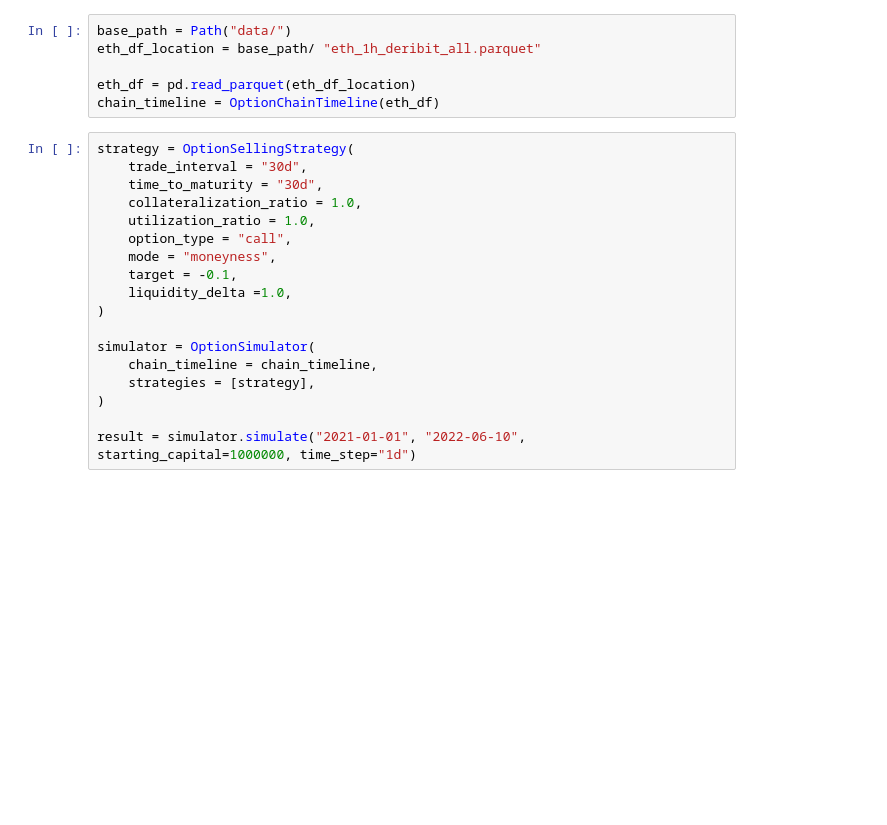
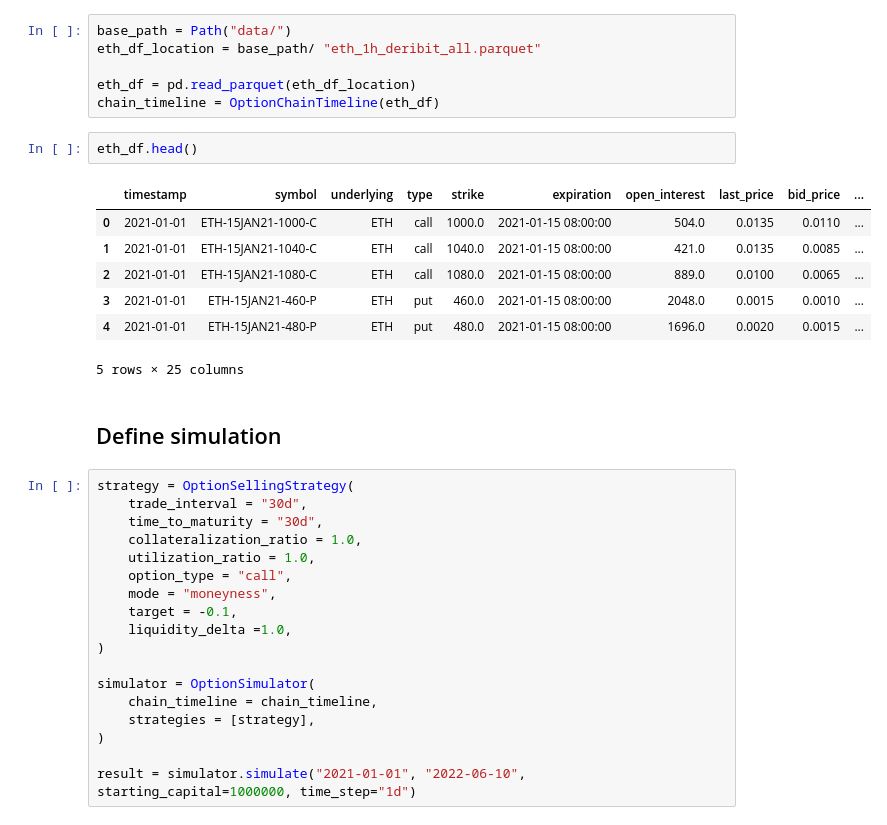
Before and after one commit to CenitFinance/option-strategy-simulator, a Jupyter notebook: notebooks/example.ipynb, the cells around one changed output. Saved outputs shown, nothing was run; the diff lists cells and outputs as text; blank space fills up the shorter version.

```diff
--- a/notebooks/example.ipynb
+++ b/notebooks/example.ipynb
@@ -20,6 +20,18 @@ eth_df_location = base_path/ "eth_1h_deribit_all.parquet"
 
 eth_df = pd.read_parquet(eth_df_location)
 chain_timeline = OptionChainTimeline(eth_df)
+# %%
+eth_df.head()
+# %% [output]
+|  | timestamp | symbol | underlying | type | strike | expiration | open_interest | last_price | bid_price | ... |
+| 0 | 2021-01-01 | ETH-15JAN21-1000-C | ETH | call | 1000.0 | 2021-01-15 08:00:00 | 504.0 | 0.0135 | 0.0110 | ... |
+| 1 | 2021-01-01 | ETH-15JAN21-1040-C | ETH | call | 1040.0 | 2021-01-15 08:00:00 | 421.0 | 0.0135 | 0.0085 | ... |
+| 2 | 2021-01-01 | ETH-15JAN21-1080-C | ETH | call | 1080.0 | 2021-01-15 08:00:00 | 889.0 | 0.0100 | 0.0065 | ... |
+| 3 | 2021-01-01 | ETH-15JAN21-460-P | ETH | put | 460.0 | 2021-01-15 08:00:00 | 2048.0 | 0.0015 | 0.0010 | ... |
+| 4 | 2021-01-01 | ETH-15JAN21-480-P | ETH | put | 480.0 | 2021-01-15 08:00:00 | 1696.0 | 0.0020 | 0.0015 | ... |
+5 rows × 25 columns
+# %% [markdown]
+## Define simulation
 # %%
 strategy = OptionSellingStrategy(
     trade_interval = "30d",
```
Also changed, not shown: parts of 1 cell of this notebook, 1 other file.
